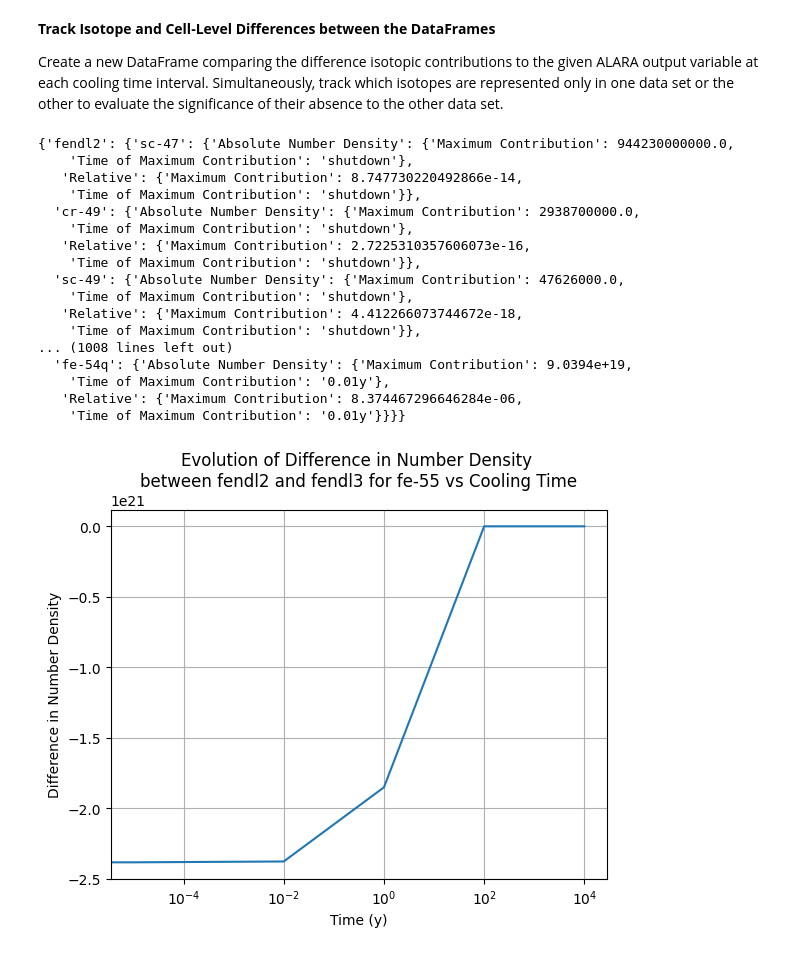
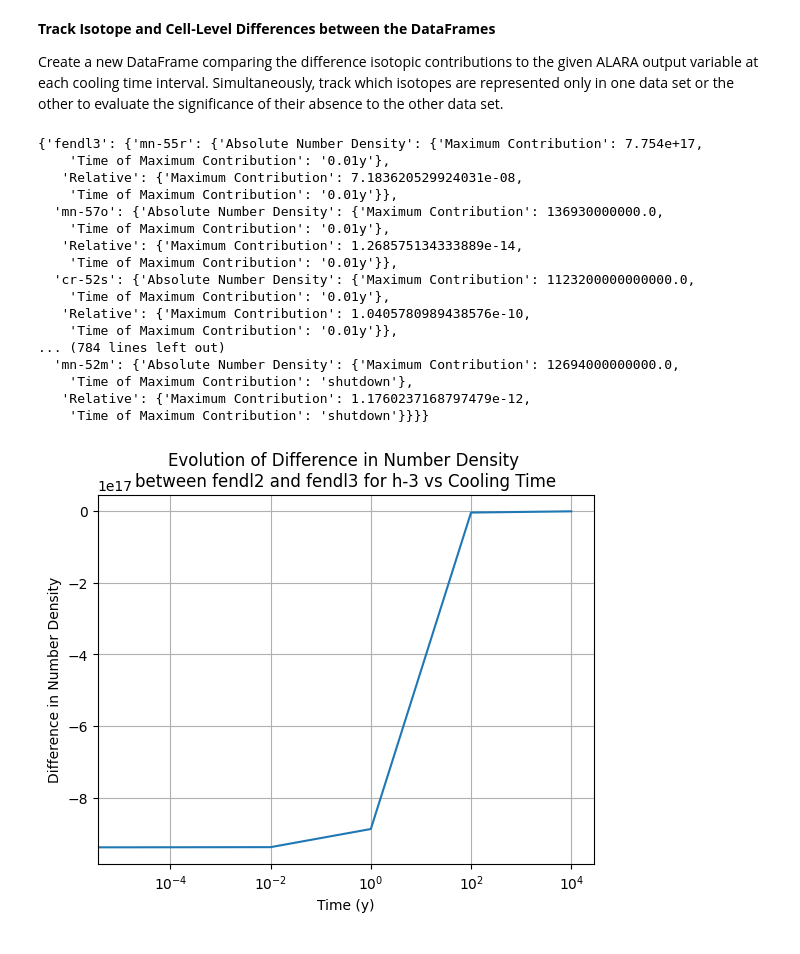
Before and after one commit to svalinn/ALARA, a Jupyter notebook: tools/single_nuc_notebook.ipynb, the cells around one changed output. Cells and saved outputs as stored; diff of their text form; code cells hidden in the pictures.

Commit message:
Built-in ALARA runs --> expanding versatility to any element.

```diff
--- a/tools/single_nuc_notebook.ipynb
+++ b/tools/single_nuc_notebook.ipynb
@@ -14,0 +13,16 @@ import importlib
+# %%
+importlib.reload(sn)
+data_source = {
+    'fendl2' : '/groupspace/shared/n/nukecode/ALARA/data/fendl2bin',
+    'fendl3' : '../examples/data/fendl3'
+}
+
+element = input('Select single parent element to evaluate: ').lower()
+
+for libname, binary in data_source.items():
+    alara_input = sn.fill_alara_template(element, binary)
+    sn.write_alara_input_file(alara_input)
+    output = f'{element}_{libname}.out'
+    Path(output).unlink(missing_ok=True)
+    sn.run_alara(element, libname)
+    data_source[libname] = output
@@ -174,31 +191,31 @@ unique_isotopes = sn.maximum_contribution(
     )
 unique_isotopes
 # %% [output]
-{'fendl2': {'sc-47': {'Absolute Number Density': {'Maximum Contribution': 944230000000.0,
+{'fendl3': {'mn-55r': {'Absolute Number Density': {'Maximum Contribution': 7.754e+17,
+    'Time of Maximum Contribution': '0.01y'},
+   'Relative': {'Maximum Contribution': 7.183620529924031e-08,
+    'Time of Maximum Contribution': '0.01y'}},
+  'mn-57o': {'Absolute Number Density': {'Maximum Contribution': 136930000000.0,
+    'Time of Maximum Contribution': '0.01y'},
+   'Relative': {'Maximum Contribution': 1.268575134333889e-14,
+    'Time of Maximum Contribution': '0.01y'}},
+  'cr-52s': {'Absolute Number Density': {'Maximum Contribution': 1123200000000000.0,
+    'Time of Maximum Contribution': '0.01y'},
+   'Relative': {'Maximum Contribution': 1.0405780989438576e-10,
+    'Time of Maximum Contribution': '0.01y'}},
+... (784 lines left out)
+  'mn-52m': {'Absolute Number Density': {'Maximum Contribution': 12694000000000.0,
     'Time of Maximum Contribution': 'shutdown'},
-   'Relative': {'Maximum Contribution': 8.747730220492866e-14,
-    'Time of Maximum Contribution': 'shutdown'}},
-  'cr-49': {'Absolute Number Density': {'Maximum Contribution': 2938700000.0,
-    'Time of Maximum Contribution': 'shutdown'},
-   'Relative': {'Maximum Contribution': 2.7225310357606073e-16,
-    'Time of Maximum Contribution': 'shutdown'}},
-  'sc-49': {'Absolute Number Density': {'Maximum Contribution': 47626000.0,
-    'Time of Maximum Contribution': 'shutdown'},
-   'Relative': {'Maximum Contribution': 4.412266073744672e-18,
-    'Time of Maximum Contribution': 'shutdown'}},
-... (1008 lines left out)
-  'fe-54q': {'Absolute Number Density': {'Maximum Contribution': 9.0394e+19,
-    'Time of Maximum Contribution': '0.01y'},
-   'Relative': {'Maximum Contribution': 8.374467296646284e-06,
-    'Time of Maximum Contribution': '0.01y'}}}}
+   'Relative': {'Maximum Contribution': 1.1760237168797479e-12,
+    'Time of Maximum Contribution': 'shutdown'}}}}
 # %%
 # Single isotope example
 
 importlib.reload(sn)
 
-sn.plot_isotope_diff(diff, 'fe-55', 'Number Density', seconds=False)
+sn.plot_isotope_diff(diff, 'h-3', 'Number Density', seconds=False)
 # %% [output]
-[figure, old version]
+[figure, new version]
 # %%
 # All isotopes missing from
 for isotope in unique_isotopes['fendl2'].keys():
```
Also changed, not shown: parts of 10 cells of this notebook, 1 other file.
